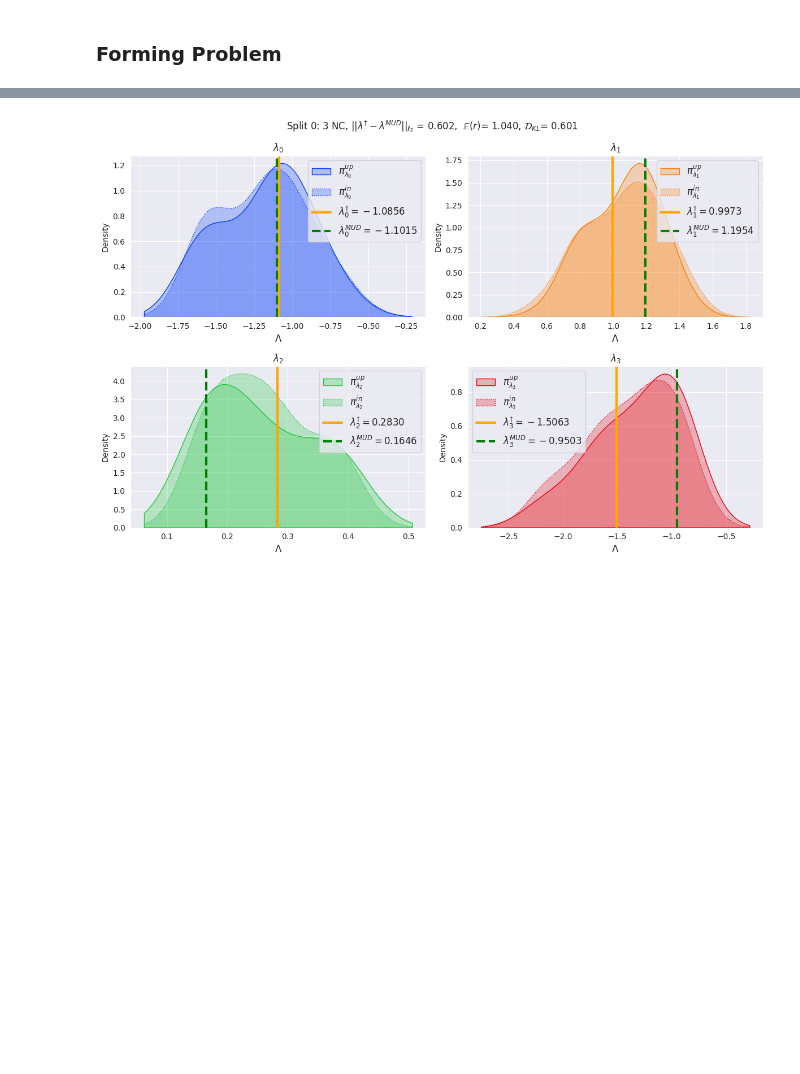
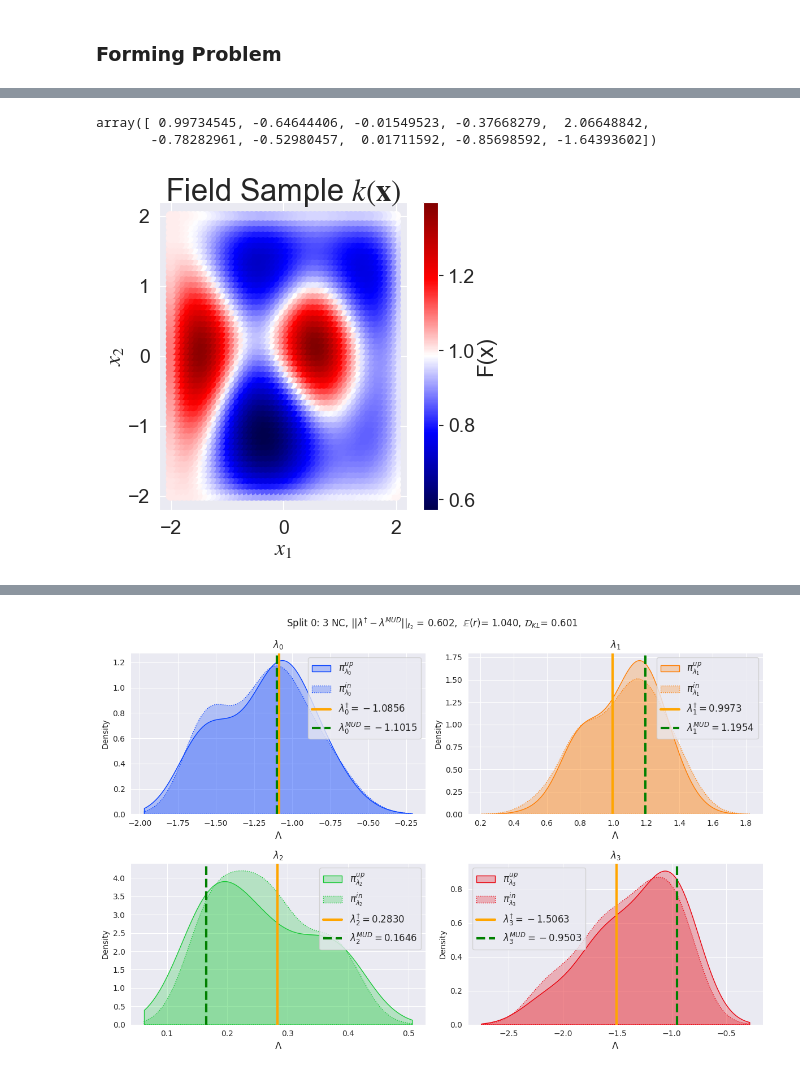
Before and after one commit to UT-CHG/pyDCI, a Jupyter notebook: notebooks/Examples/HeatEquation.ipynb, the cells around one changed output, grey strips where cells are left out. Cells and saved outputs as stored; diff of their text form; code cells hidden in the pictures; blank space fills up the shorter version.

Commit message:
:fire: Heat equation model changes and updates.

```diff
--- a/notebooks/Examples/HeatEquation.ipynb
+++ b/notebooks/Examples/HeatEquation.ipynb
@@ -268,0 +203,17 @@ heat_model.probs[-1].split_results
+# %%
+enable_log(level='DEBUG')
+hm1 = HeatModel(
+        x0=None,
+        t0=0.0,
+        measurement_noise=0.05,
+        solve_ts=0.0001,
+        sample_ts=0.1,
+        nx=50,
+        ny=50,
+        mean=1.0,
+        std_dev=1.0,
+        length_scales=[0.1, 0.1],
+        nmodes=10,
+        true_k_x=None,
+        max_states=500,
+    )
@@ -268,0 +224,9 @@ heat_model.probs[-1].split_results
+# %%
+hm1.lam_true
+# %% [output]
+array([ 0.99734545, -0.64644406, -0.01549523, -0.37668279,  2.06648842,
+       -0.78282961, -0.52980457,  0.01711592, -0.85698592, -1.64393602])
+# %%
+hm1.plot_field()
+# %% [output]
+[figure, added]
```
Also changed, not shown: parts of 27 cells of this notebook, 2 other files.
